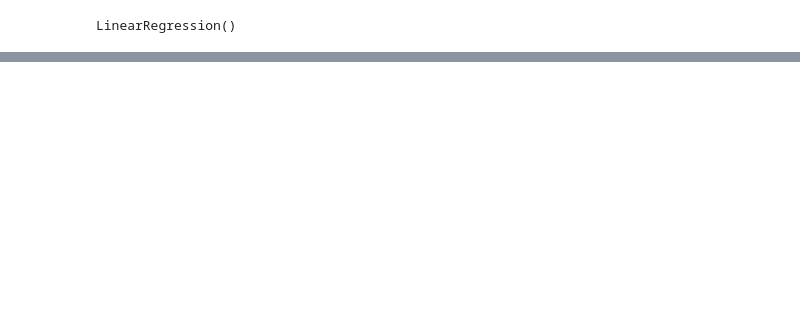
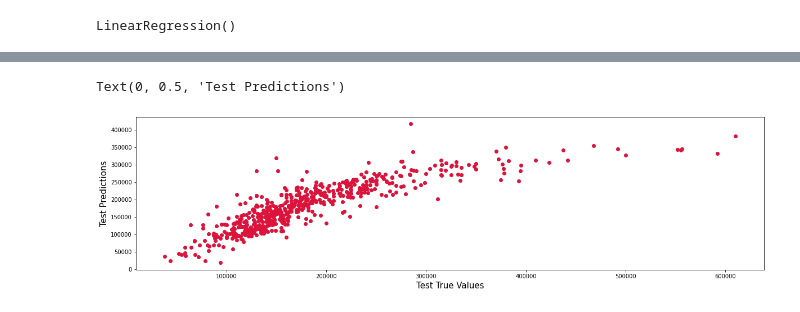
Before and after one commit to cristobalperezp/Marketing_2, a Jupyter notebook: Laboratorio_2.ipynb, the cells around one changed output, grey strips where cells are left out. Cells and saved outputs as stored; diff of their text form; code cells hidden in the pictures; blank space fills up the shorter version.

```diff
--- a/Laboratorio_2.ipynb
+++ b/Laboratorio_2.ipynb
@@ -486,0 +521,14 @@ Text(0, 0.5, 'Predictions')
+# %%
+#pasamos los valores predichos a un vector
+predictions = []
+for i in range(len(predictions_out_of_sample)):
+    predictions.append(predictions_out_of_sample[i])
+
+#graficamos el scatter plot
+plt.figure(figsize=(20,5))
+plt.scatter(y_test,predictions,c='crimson')
+plt.xlabel('Test True Values', fontsize=15)
+plt.ylabel('Test Predictions', fontsize=15)
+# %% [output]
+Text(0, 0.5, 'Test Predictions')
+[figure, added]
```
Also changed, not shown: parts of 19 cells of this notebook.
